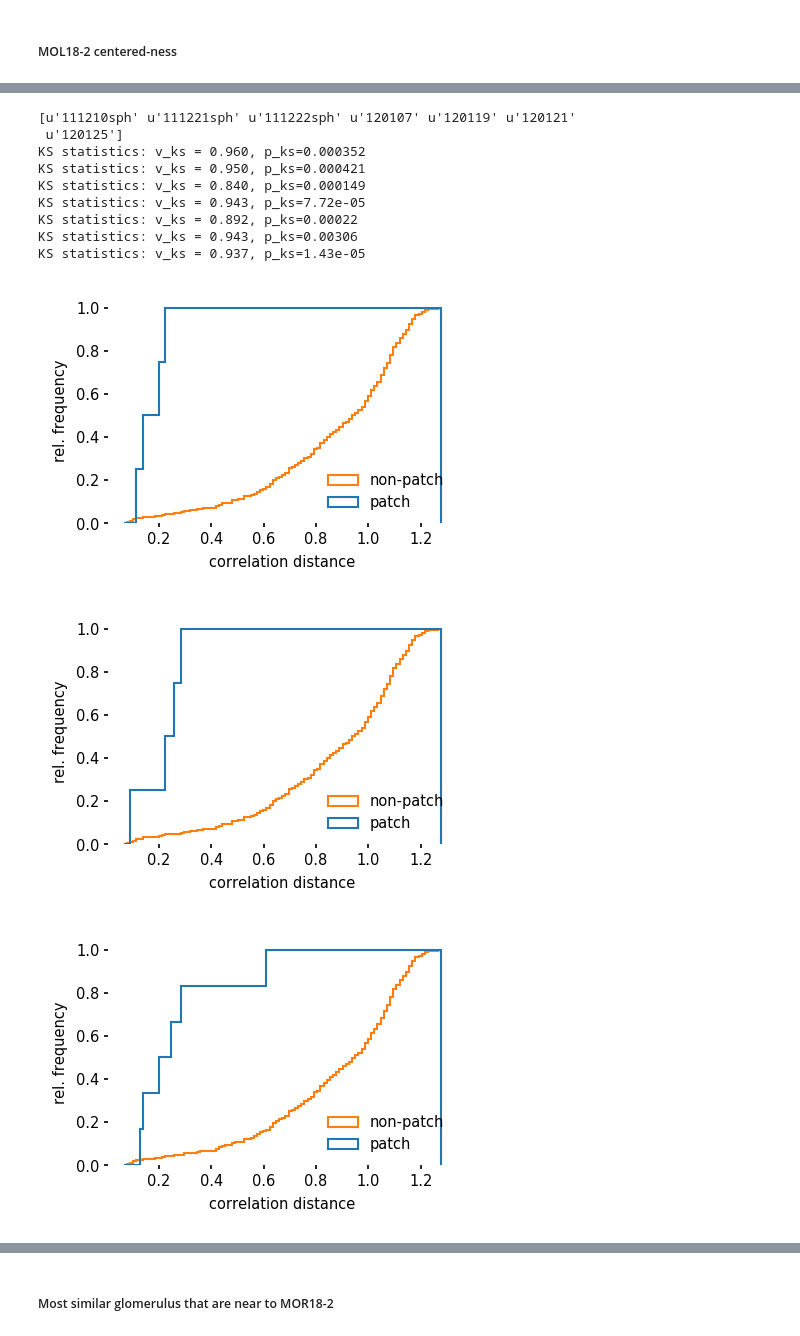
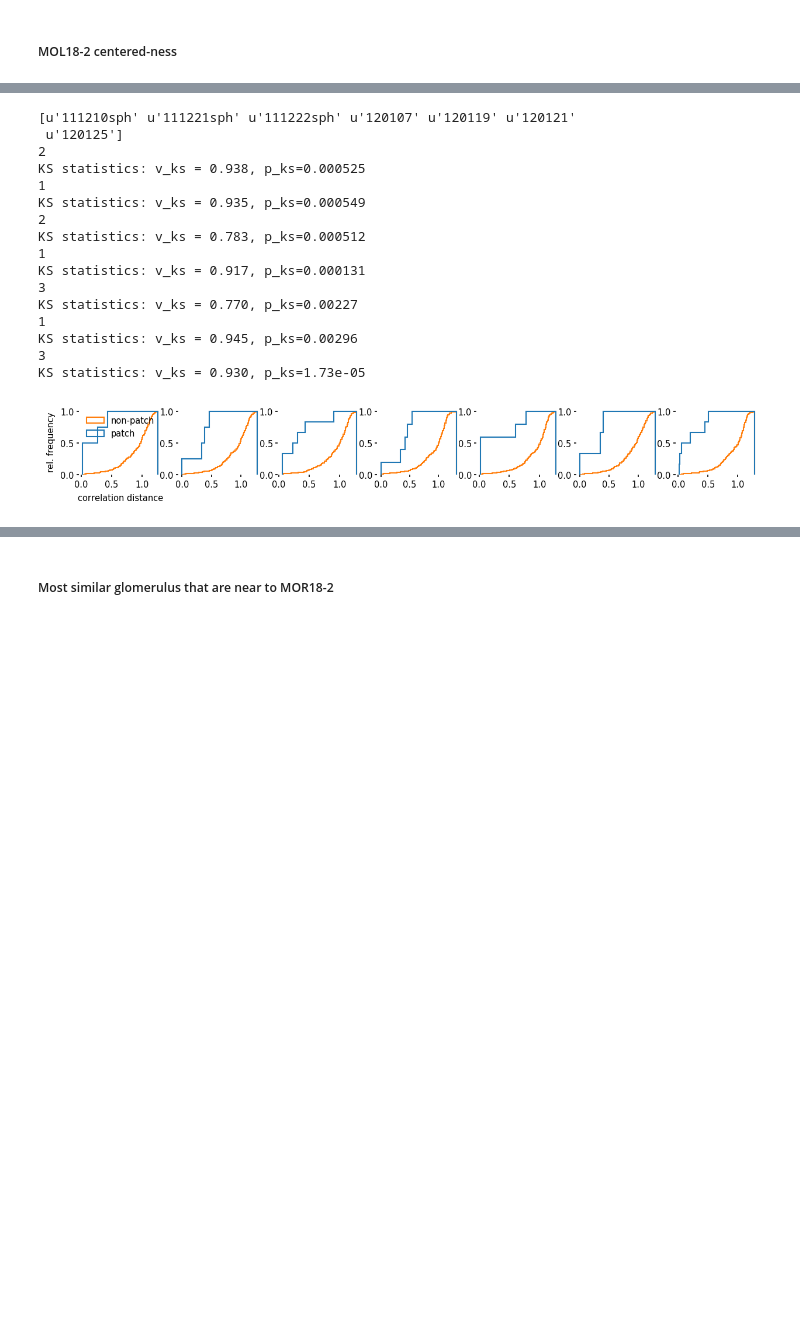
Before and after one commit to Huitzilo/glomcentric_code, a Jupyter notebook: MOB_Fig_tunotopy.ipynb, the cells around one changed output, grey strips where cells are left out. Drawn from its saved outputs; the diff is of its cells as text; code cells hidden in the pictures; blank space fills up the shorter version.

```diff
--- a/MOB_Fig_tunotopy.ipynb
+++ b/MOB_Fig_tunotopy.ipynb
@@ -777,15 +779,17 @@ KS statistics: v_ks = 0.600, p_ks=1.72e-243
 # %%
 animals = unique([lo.split('_')[0] for lo in ts_normed.label_objects])
 print(animals)
-for a in animals:
+f = plt.figure(figsize=(10,1))
+gs = mpl.gridspec.GridSpec(1,len(animals))
+for i, a in enumerate(animals):
     patch_cluster = [200, 292, 257, 228, 264]
     extra_dist, intra_dist = extra_intra_dist(ts_normed, link, patch_cluster, animal=a)
-    f = plt.figure(figsize=(3,2))
-    plt.hist([intra_dist, extra_dist], bins=100, normed=True, cumulative=True, histtype='step', label=['patch', 'non-patch'])
-    plt.legend(loc='upper left', frameon=False)
-    ax = plt.gca()
-    ax.set_xlabel("correlation distance")
-    ax.set_ylabel("rel. frequency")
+    ax = f.add_subplot(gs[i])
+    ax.hist([intra_dist, extra_dist], bins=100, normed=True, cumulative=True, histtype='step', label=['patch', 'non-patch'])
+    if i == 0:
+        ax.legend(loc='upper left', frameon=False)
+        ax.set_xlabel("correlation distance")
+        ax.set_ylabel("rel. frequency")
     ax.set_frame_on(False)
     v_ks, p_ks = scipy.stats.ks_2samp(extra_dist, intra_dist)
     print("KS statistics: v_ks = {:.3f}, p_ks={:.3g}".format(v_ks, p_ks))
@@ -853,12 +851,17 @@ def extra_intra_referencedist(ts, link, clusters, reference_cluster, metric='cor
         member_idx.extend(return_all_childs(link,cluster_id+link.shape[0]+1))
     member_mask = np.zeros(ts.num_objects).astype('bool')
     member_mask[member_idx] = True
+    reference_idx = return_all_childs(link,cluster_id+link.shape[0]+1)
+    reference_mask = np.zeros(ts.num_objects).astype('bool')
+    reference_mask[reference_idx] = True
     if animal:
         animal_mask = np.zeros(ts.num_objects).astype('bool')
         animal_idx = [i for i,lo in enumerate(ts.label_objects) if lo.split('_')[0] == animal]
         animal_mask[animal_idx] = True
         member_mask = np.logical_and(member_mask, animal_mask)
-    prototype = prototyping(ts_normed._series[:,member_idx],1)
+        reference_mask = np.logical_and(reference_mask, animal_mask)
+    print(sum(reference_mask))
+    prototype = prototyping(ts_normed._series[:,reference_mask],1)
     dist = squareform(pdist(np.hstack([prototype[:,np.newaxis], ts._series]).T, metric))[0,1:]
     dist_inter = dist[np.logical_not(member_mask)]
     dist_intra = dist[member_mask]
@@ -882,29 +886,36 @@ KS statistics: v_ks = 0.927, p_ks=3.37e-24
 # %%
 animals = unique([lo.split('_')[0] for lo in ts_normed.label_objects])
 print(animals)
 MOR182_cluster = 200
 patch_clusters = [292, 257, 228, 264]
-for a in animals:
+f = plt.figure(figsize=(10,1))
+gs = mpl.gridspec.GridSpec(1,len(animals))
+for i,a in enumerate(animals):
     extra_dist, intra_dist = extra_intra_referencedist(ts_normed, link, patch_clusters, MOR182_cluster, animal=a)
-    f = plt.figure(figsize=(3,2))
-    plt.hist([intra_dist, extra_dist], bins=100, normed=True, cumulative=True, histtype='step', label=['patch', 'non-patch'])
-    plt.legend(loc='lower right', frameon=False)
-    ax = plt.gca()
-    ax.set_xlabel("correlation distance")
-    ax.set_ylabel("rel. frequency")
+    ax = f.add_subplot(gs[i])
+    ax.hist([intra_dist, extra_dist], bins=100, normed=True, cumulative=True, histtype='step', label=['patch', 'non-patch'])
+    if i < 1:
+        ax.legend(frameon=False)
+        ax.set_xlabel("correlation distance")
+        ax.set_ylabel("rel. frequency")
     ax.set_frame_on(False)
     v_ks, p_ks = scipy.stats.ks_2samp(extra_dist, intra_dist)
     print("KS statistics: v_ks = {:.3f}, p_ks={:.3g}".format(v_ks, p_ks))
 # %% [output]
 [u'111210sph' u'111221sph' u'111222sph' u'120107' u'120119' u'120121'
  u'120125']
-KS statistics: v_ks = 0.960, p_ks=0.000352
-KS statistics: v_ks = 0.950, p_ks=0.000421
-KS statistics: v_ks = 0.840, p_ks=0.000149
-KS statistics: v_ks = 0.943, p_ks=7.72e-05
-KS statistics: v_ks = 0.892, p_ks=0.00022
-KS statistics: v_ks = 0.943, p_ks=0.00306
-KS statistics: v_ks = 0.937, p_ks=1.43e-05
+2
+KS statistics: v_ks = 0.938, p_ks=0.000525
+1
+KS statistics: v_ks = 0.935, p_ks=0.000549
+2
+KS statistics: v_ks = 0.783, p_ks=0.000512
+1
+KS statistics: v_ks = 0.917, p_ks=0.000131
+3
+KS statistics: v_ks = 0.770, p_ks=0.00227
+1
+KS statistics: v_ks = 0.945, p_ks=0.00296
+3
+KS statistics: v_ks = 0.930, p_ks=1.73e-05
-[figure, old version]
+[figure, new version]
-[figure, removed]
-[figure, removed]
```
Also changed, not shown: parts of 13 cells of this notebook.
